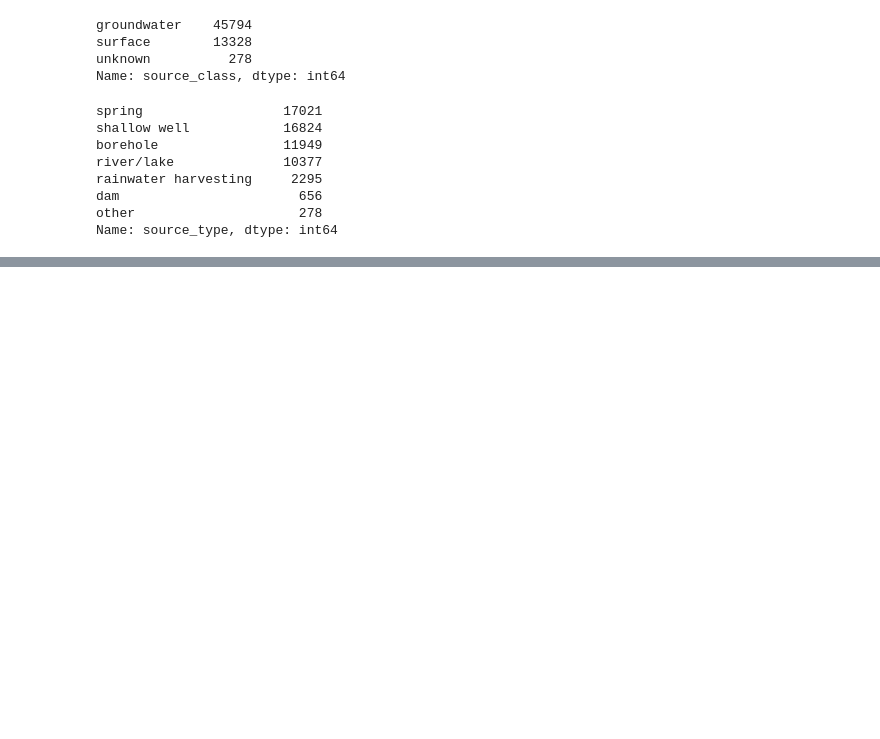
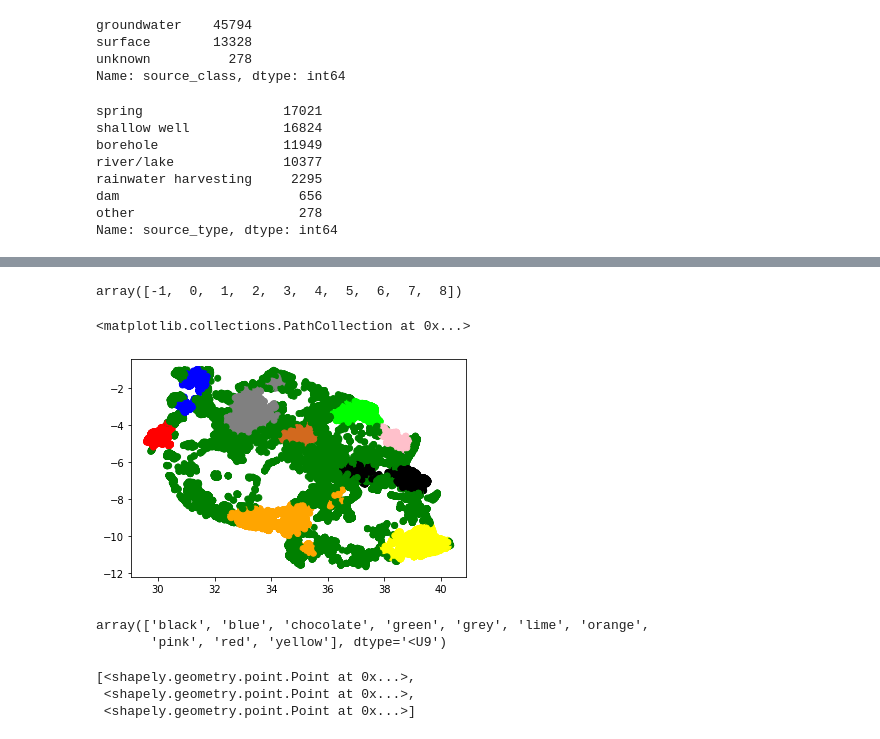
Before and after one commit to Sakshi9147/Pump-it-up--Tackling-Tanzania-water-crisis, a Jupyter notebook: pump-it-up_advanceproject.ipynb, the cells around one changed output, grey strips where cells are left out. Drawn from its saved outputs; the diff is of its cells as text; code cells hidden in the pictures; blank space fills up the shorter version.

```diff
--- a/pump-it-up_advanceproject.ipynb
+++ b/pump-it-up_advanceproject.ipynb
@@ -1038,0 +1187,40 @@ train_data.drop(['gps_height', 'longitude', 'latitude', 'region_code', 'district
+# %%
+train_data['geo_cluster'] = clusterer.labels_
+# %%
+np.unique(clusterer.labels_)
+# %% [output]
+array([-1,  0,  1,  2,  3,  4,  5,  6,  7,  8])
+# %%
+def pltcolor(lst):
+    cols=[]
+    for l in lst:
+        if l== -1:
+            cols.append('green')
+        elif l== 0:
+            cols.append('yellow')
+        elif l==1:
+            cols.append('red')
+        elif l==2:
+            cols.append('blue')
+        elif l==3:
+            cols.append('orange')
+        elif l==4:
+            cols.append('black')
+        elif l==5:
+            cols.append('grey')
+        elif l==6:
+            cols.append('chocolate')
+        elif l==7:
+            cols.append('pink')
+        elif l==8:
+            cols.append('lime')
+
+
+    return cols
+# Create the colors list using the function above
+cluster_colors=pltcolor(clusterer.labels_)
+# %%
+plt.scatter(train_data['longitude'], train_data['latitude'], c=cluster_colors)
+# %% [output]
+<matplotlib.collections.PathCollection at 0x...>
+[figure, added]
@@ -1038,0 +1229,12 @@ train_data.drop(['gps_height', 'longitude', 'latitude', 'region_code', 'district
+# %%
+np.unique(cluster_colors)
+# %% [output]
+array(['black', 'blue', 'chocolate', 'green', 'grey', 'lime', 'orange',
+       'pink', 'red', 'yellow'], dtype='<U9')
+# %%
+geometry = [Point(xy) for xy in zip(train_data['longitude'],train_data['latitude'])]
+geometry[:3]
+# %% [output]
+[<shapely.geometry.point.Point at 0x...>,
+ <shapely.geometry.point.Point at 0x...>,
+ <shapely.geometry.point.Point at 0x...>]
```
Also changed, not shown: parts of 94 cells of this notebook.
